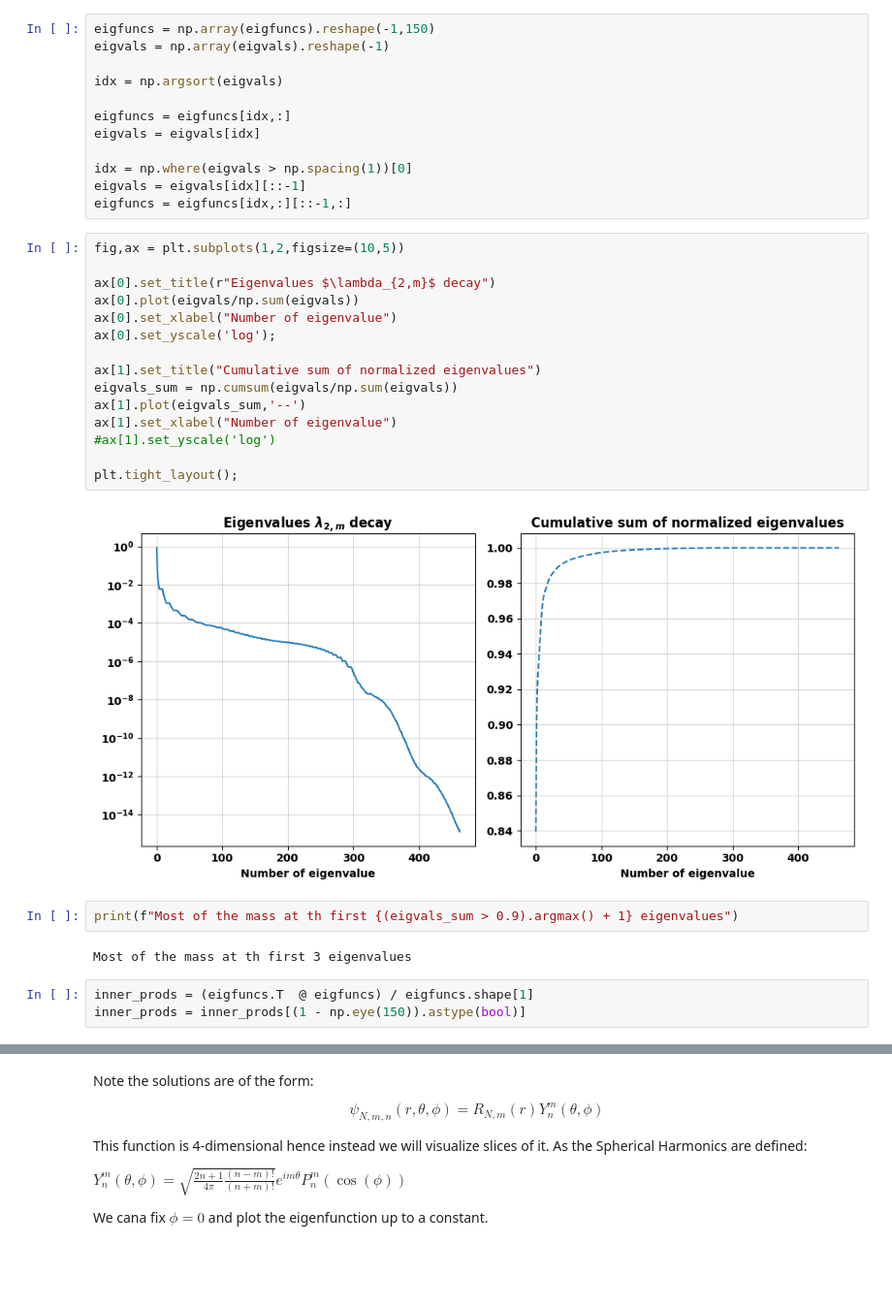
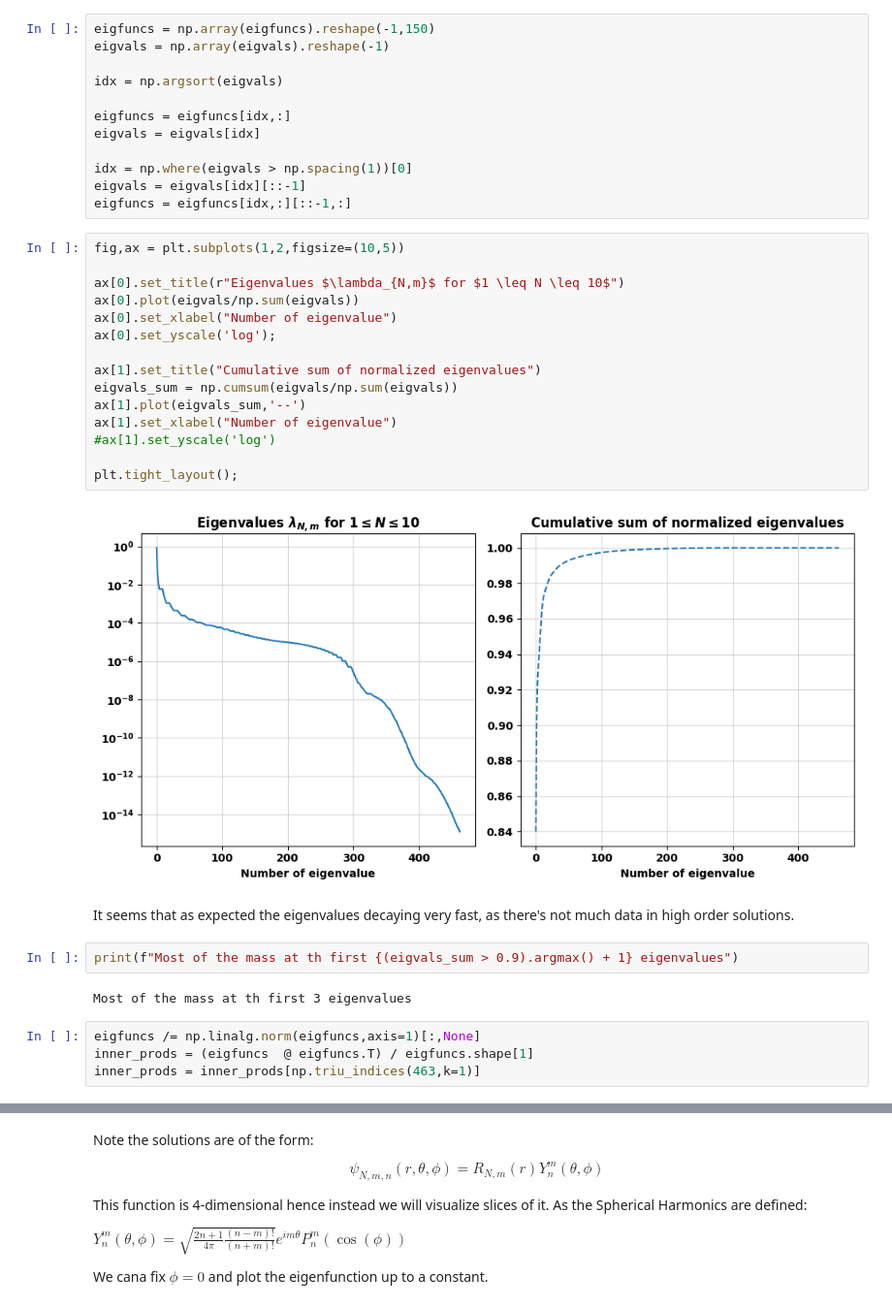
Before and after one commit to oppositecategory/3D_KLT, a Jupyter notebook: notebooks/simulation.ipynb, the cells around one changed output, grey strips where cells are left out. Shown at 97% size. Drawn from its saved outputs; the diff is of its cells as text; blank space fills up the shorter version.

```diff
--- a/notebooks/simulation.ipynb
+++ b/notebooks/simulation.ipynb
@@ -230,27 +252,30 @@ eigfuncs = eigfuncs[idx,:][::-1,:]
 # %%
 fig,ax = plt.subplots(1,2,figsize=(10,5))
 
-ax[0].set_title(r"Eigenvalues $\lambda_{2,m}$ decay")
+ax[0].set_title(r"Eigenvalues $\lambda_{N,m}$ for $1 \leq N \leq 10$")
 ax[0].plot(eigvals/np.sum(eigvals))
 ax[0].set_xlabel("Number of eigenvalue")
 ax[0].set_yscale('log');
 
 ax[1].set_title("Cumulative sum of normalized eigenvalues")
 eigvals_sum = np.cumsum(eigvals/np.sum(eigvals))
 ax[1].plot(eigvals_sum,'--')
 ax[1].set_xlabel("Number of eigenvalue")
 #ax[1].set_yscale('log')
 
 plt.tight_layout();
 # %% [output]
-[figure, old version]
+[figure, new version]
+# %% [markdown]
+It seems that as expected the eigenvalues decaying very fast, as there's not much data in high order solutions.
 # %%
 print(f"Most of the mass at th first {(eigvals_sum > 0.9).argmax() + 1} eigenvalues")
 # %% [output]
 Most of the mass at th first 3 eigenvalues
 # %%
-inner_prods = (eigfuncs.T  @ eigfuncs) / eigfuncs.shape[1]
-inner_prods = inner_prods[(1 - np.eye(150)).astype(bool)]
+eigfuncs /= np.linalg.norm(eigfuncs,axis=1)[:,None]
+inner_prods = (eigfuncs  @ eigfuncs.T) / eigfuncs.shape[1]
+inner_prods = inner_prods[np.triu_indices(463,k=1)]
 # %%
 plt.title("Eigenfunctions $L_2$ inner-prodcts")
 plt.hist(inner_prods)
```
Also changed, not shown: parts of 8 cells of this notebook.
